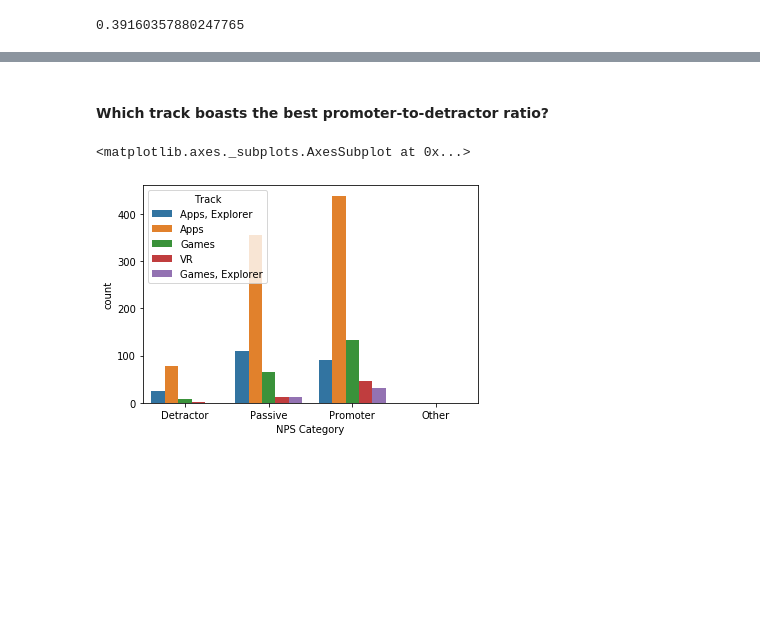
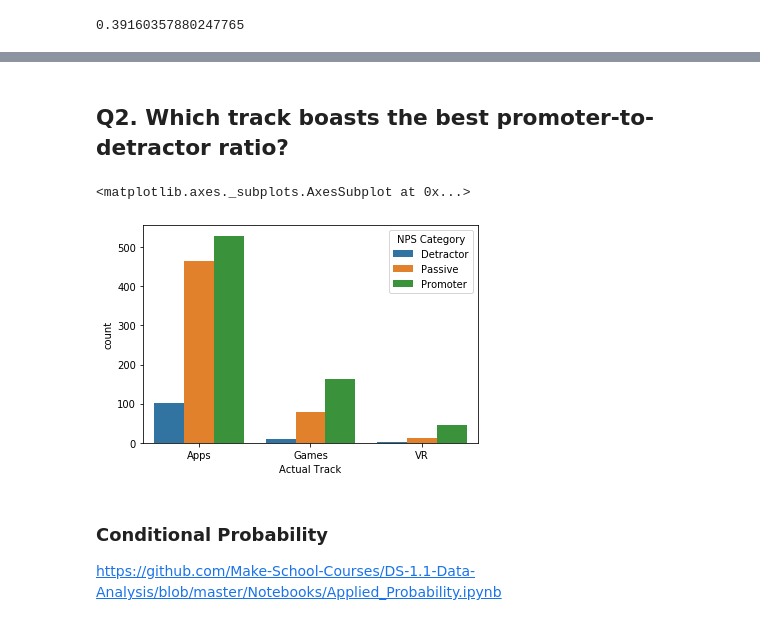
Before and after one commit to SamuelFolledo/DS1.1-Data-Analysis-And-Visualization, a Jupyter notebook: Midterm_Project/Midterm Project.ipynb, the cells around one changed output, grey strips where cells are left out. Drawn from its saved outputs; the diff is of its cells as text; code cells hidden in the pictures; blank space fills up the shorter version.

```diff
--- a/Midterm_Project/Midterm Project.ipynb
+++ b/Midterm_Project/Midterm Project.ipynb
@@ -184,0 +195,15 @@ In this scenario, you’ve just been given access to this data from your boss, w
+# %%
+df["Actual Track"] = df.apply(lambda row: get_actual_track(row["Track"]), axis=1)
+
+def get_actual_track(track):
+    '''takes a track and strips "Explorer"'''
+    if track == "Apps" or track == "Games" or track == "VR":
+        return track
+    elif track == "Apps, Explorer" or track == "Games, Explorer":
+        multiple_tracks = track.split(", ") #split multiple tracks; e.g. Apps, Explorer = Apps
+        track = multiple_tracks[0]
+        return track
+    else: #handle nan values
+        return None
+
+df.head()
@@ -185,7 +281,10 @@ In this scenario, you’ve just been given access to this data from your boss, w
 # %% [markdown]
-#### Which track boasts the best promoter-to-detractor ratio?
+## Q2. Which track boasts the best promoter-to-detractor ratio?
 # %%
-sns.countplot(x="NPS Category", hue="Track", data=df)
+sns.countplot(x='Actual Track', hue="NPS Category", data=df)
 # %% [output]
 <matplotlib.axes._subplots.AxesSubplot at 0x...>
-[figure, old version]
+[figure, new version]
+# %% [markdown]
+### Conditional Probability
+https://github.com/Make-School-Courses/DS-1.1-Data-Analysis/blob/master/Notebooks/Applied_Probability.ipynb
```
Also changed, not shown: parts of 35 cells of this notebook.
